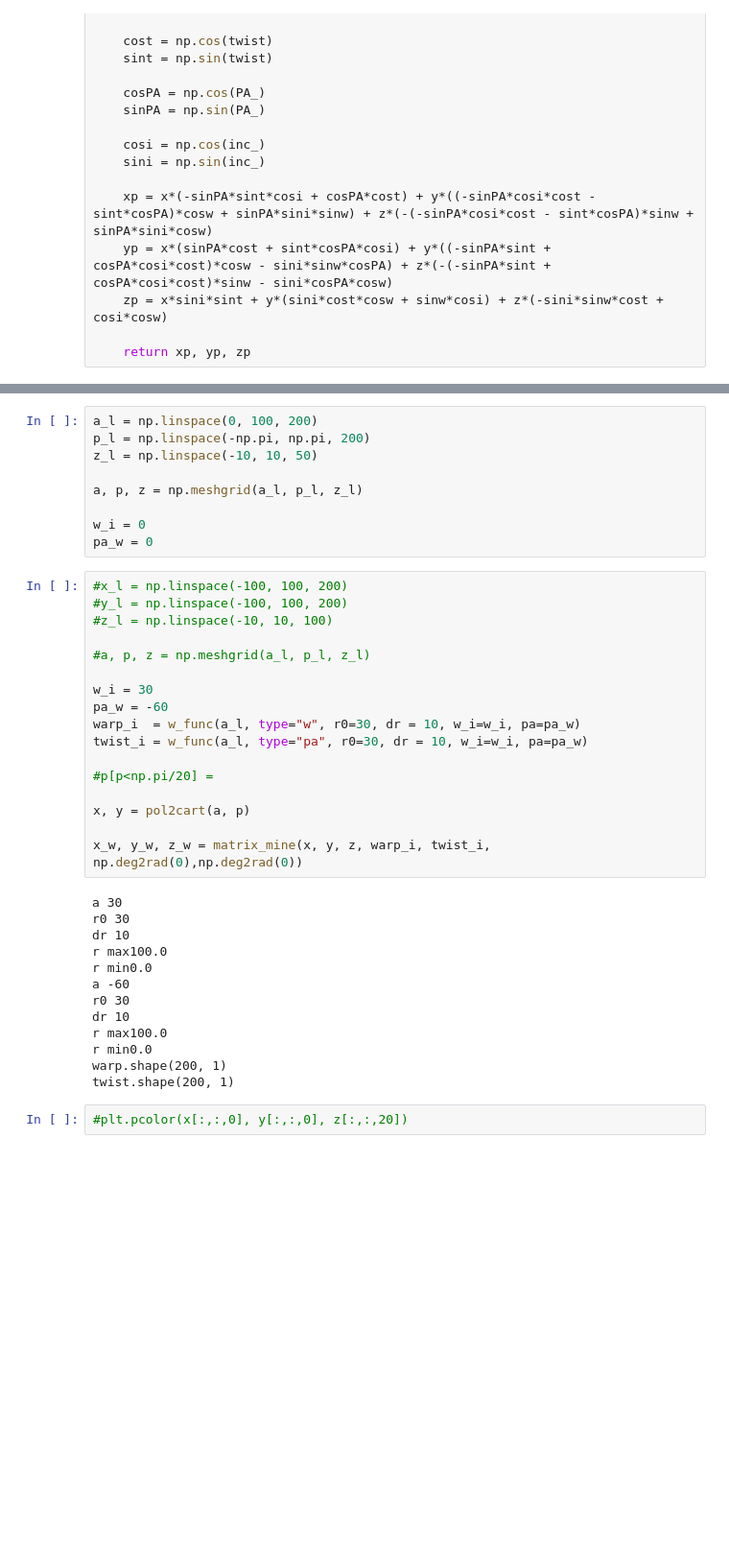
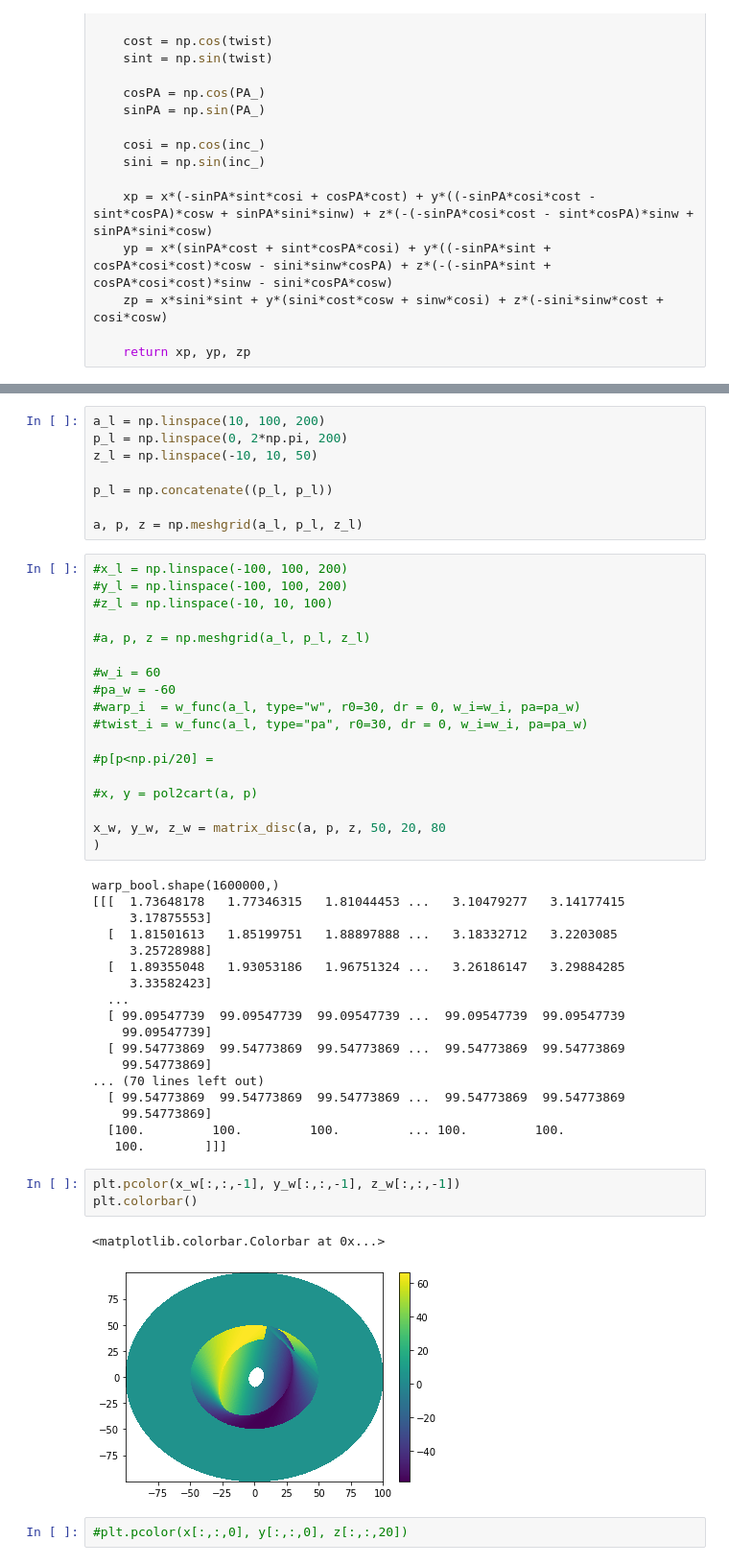
Before and after one commit to theochawla/49ceti_warpmodel, a Jupyter notebook: Warp/matrix_input_test.ipynb, the cells around one changed output, grey strips where cells are left out. Shown at 96% size. Cells and saved outputs as stored; diff of their text form; blank space fills up the shorter version.

```diff
--- a/Warp/matrix_input_test.ipynb
+++ b/Warp/matrix_input_test.ipynb
@@ -106,12 +163,11 @@ def matrix_mine(x, y, z, warp, twist, inc_, PA_):
 # %%
-a_l = np.linspace(0, 100, 200)
-p_l = np.linspace(-np.pi, np.pi, 200)
+a_l = np.linspace(10, 100, 200)
+p_l = np.linspace(0, 2*np.pi, 200)
 z_l = np.linspace(-10, 10, 50)
 
+p_l = np.concatenate((p_l, p_l))
+
 a, p, z = np.meshgrid(a_l, p_l, z_l)
-
-w_i = 0
-pa_w = 0
 # %%
 #x_l = np.linspace(-100, 100, 200)
 #y_l = np.linspace(-100, 100, 200)
@@ -119,29 +175,41 @@ pa_w = 0
 
 #a, p, z = np.meshgrid(a_l, p_l, z_l)
 
-w_i = 30
-pa_w = -60
-warp_i  = w_func(a_l, type="w", r0=30, dr = 10, w_i=w_i, pa=pa_w)
-twist_i = w_func(a_l, type="pa", r0=30, dr = 10, w_i=w_i, pa=pa_w)
+#w_i = 60
+#pa_w = -60
+#warp_i  = w_func(a_l, type="w", r0=30, dr = 0, w_i=w_i, pa=pa_w)
+#twist_i = w_func(a_l, type="pa", r0=30, dr = 0, w_i=w_i, pa=pa_w)
 
 #p[p<np.pi/20] =
 
-x, y = pol2cart(a, p)
+#x, y = pol2cart(a, p)
 
-x_w, y_w, z_w = matrix_mine(x, y, z, warp_i, twist_i, np.deg2rad(0),np.deg2rad(0))
+x_w, y_w, z_w = matrix_disc(a, p, z, 50, 20, 80
+)
 # %% [output]
-a 30
-r0 30
-dr 10
-r max100.0
-r min0.0
-a -60
-r0 30
-dr 10
-r max100.0
-r min0.0
-warp.shape(200, 1)
-twist.shape(200, 1)
+warp_bool.shape(1600000,)
+[[[  1.73648178   1.77346315   1.81044453 ...   3.10479277   3.14177415
+     3.17875553]
+  [  1.81501613   1.85199751   1.88897888 ...   3.18332712   3.2203085
+     3.25728988]
+  [  1.89355048   1.93053186   1.96751324 ...   3.26186147   3.29884285
+     3.33582423]
+  ...
+  [ 99.09547739  99.09547739  99.09547739 ...  99.09547739  99.09547739
+    99.09547739]
+  [ 99.54773869  99.54773869  99.54773869 ...  99.54773869  99.54773869
+    99.54773869]
+... (70 lines left out)
+  [ 99.54773869  99.54773869  99.54773869 ...  99.54773869  99.54773869
+    99.54773869]
+  [100.         100.         100.         ... 100.         100.
+   100.        ]]]
+# %%
+plt.pcolor(x_w[:,:,-1], y_w[:,:,-1], z_w[:,:,-1])
+plt.colorbar()
+# %% [output]
+<matplotlib.colorbar.Colorbar at 0x...>
+[figure, added]
 # %%
 #plt.pcolor(x[:,:,0], y[:,:,0], z[:,:,20])
 # %%
```
Also changed, not shown: parts of 8 cells of this notebook, 1 other file.
